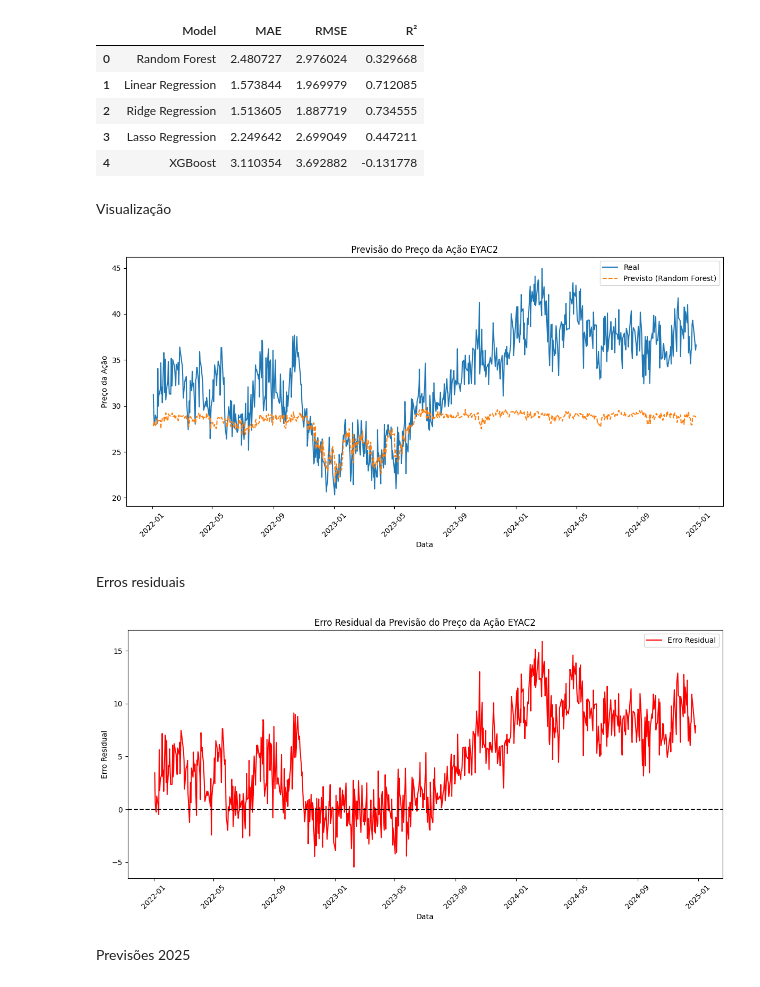
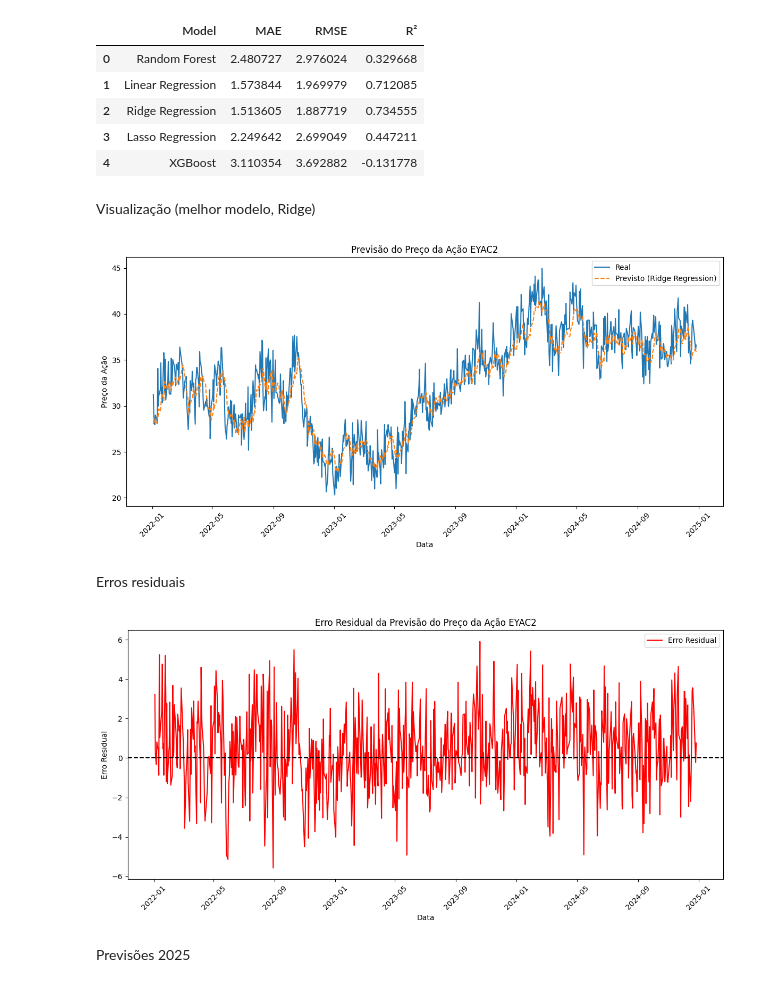
Before and after one commit to Juanpcsdev/Oil-Stock-Project, a Jupyter notebook: Notebooks/Analise/analisePreditiva.ipynb, the cells around one changed output. Drawn from its saved outputs; the diff is of its cells as text; code cells hidden in the pictures.

```diff
--- a/Notebooks/Analise/analisePreditiva.ipynb
+++ b/Notebooks/Analise/analisePreditiva.ipynb
@@ -191,3 +277,19 @@ X_train = train.drop(columns=['Date', 'Datetime', 'target'])
 y_train = train['target']
 X_test = test.drop(columns=['Date', 'Datetime', 'target'])
 y_test = test['target']
+# %%
+# Remover explicitamente a coluna 'Close_Real_EYAC2' da lista de features
+feature_names = [
+    'lag1_acao', 'lag7_acao', 'lag30_acao', 'lag90_acao', 'lag1_petro',
+    'lag1_ibov', 'lag1_ipca', 'retorno_acao', 'retorno_petro', 'retorno_ibov',
+    'mm7_acao', 'mm7_petro', 'vol_7_acao', 'vol_7_ibov', 'Change%_Petro',
+    'Indíce_Ibovespa', 'Price_Dolar_Petro', 'Value_IPCA', 'Close_Dolar_EYAC2',
+    'Volume_Petro', 'Volume_EYAC2', 'Change%_Ibovespa'
+]
+
+# Garantir que Close_Real_EYAC2 seja removido da lista
+feature_names = [feature for feature in feature_names if feature != 'Close_Real_EYAC2']
+
+# Verifique novamente a lista de features para garantir que ela tenha 21 elementos
+print(f"Feature names after update: {feature_names}")
+print(f"Number of features: {len(feature_names)}")
@@ -195,5 +300,5 @@ y_test = test['target']
 Padronização
 # %%
 scaler = StandardScaler()
-X_train_scaled = scaler.fit_transform(X_train)
-X_test_scaled = scaler.transform(X_test)
+X_train_scaled = scaler.fit_transform(X_train[feature_names])
+X_test_scaled = scaler.transform(X_test[feature_names])
@@ -395,13 +514,13 @@ display(results_df)
 | 2 | Ridge Regression | 1.513605 | 1.887719 | 0.734555 |
 | 3 | Lasso Regression | 2.249642 | 2.699049 | 0.447211 |
 | 4 | XGBoost | 3.110354 | 3.692882 | -0.131778 |
-# %% [markdown]
-Visualização
+# %% [markdown]
+Visualização (melhor modelo, Ridge)
 # %%
 # Plotando as previsões vs reais
 plt.figure(figsize=(12,6))
 plt.plot(test['Date'], y_test, label='Real')
-plt.plot(test['Date'], y_pred_rf, label='Previsto (Random Forest)', linestyle='--')  # Previsões do RandomForest
+plt.plot(test['Date'], y_pred_ridge, label='Previsto (Ridge Regression)', linestyle='--')  # Previsões do RandomForest
 plt.legend()
 plt.title("Previsão do Preço da Ação EYAC2")
 plt.xlabel('Data')
@@ -410,25 +529,25 @@ plt.xticks(rotation=45)  # Para facilitar a leitura das datas
 plt.tight_layout()  # Ajustar para que os elementos não se sobreponham
 plt.show()
 # %% [output]
-[figure, old version]
+[figure, new version]
 # %% [markdown]
 Erros residuais
 # %%
 # Calculando os resíduos
-residuals = y_test - y_pred_rf
+residuals = y_test - y_pred_ridge
 
 # Plotando os resíduos
 plt.figure(figsize=(12,6))
 plt.plot(test['Date'], residuals, label='Erro Residual', color='red')
 plt.axhline(0, color='black', linestyle='--')  # Linha horizontal em y=0
 plt.legend()
 plt.title("Erro Residual da Previsão do Preço da Ação EYAC2")
 plt.xlabel('Data')
 plt.ylabel('Erro Residual')
 plt.xticks(rotation=45)  # Para facilitar a leitura das datas
 plt.tight_layout()  # Ajuste para que os elementos não se sobreponham
 plt.show()
 # %% [output]
-[figure, old version]
+[figure, new version]
 # %% [markdown]
 Previsões 2025
```
Also changed, not shown: parts of 25 cells of this notebook, 3 other files.
